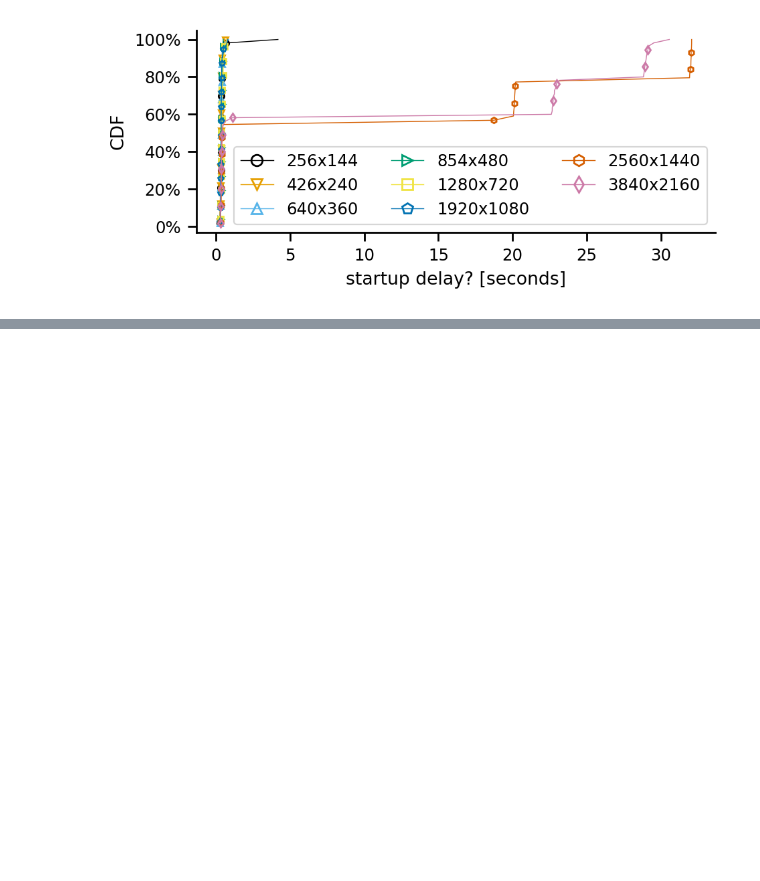
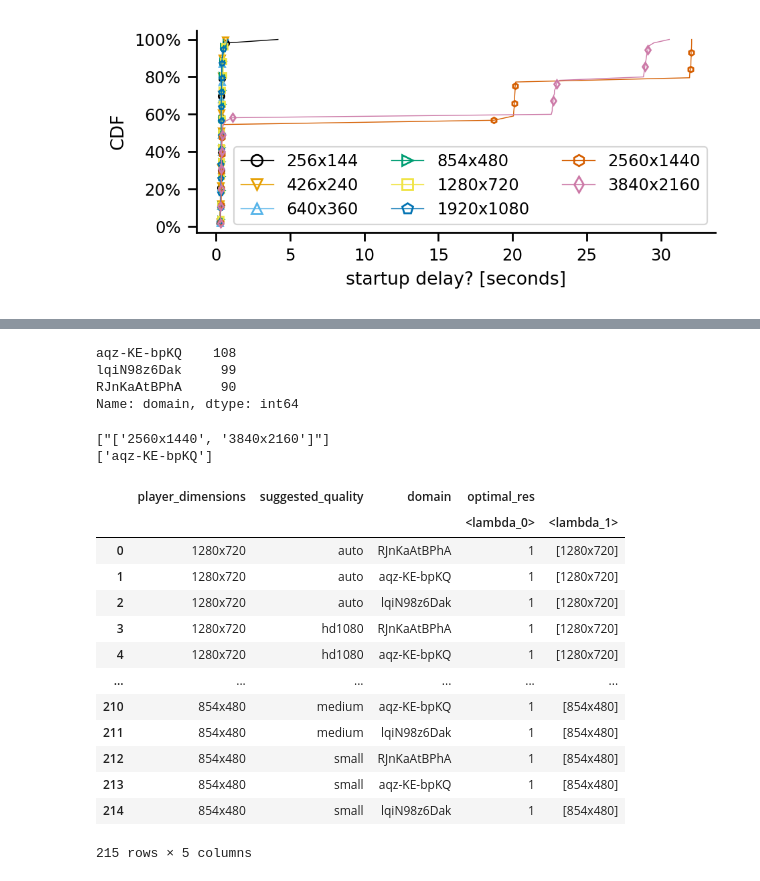
Before and after one commit to justus237/dns-analysis, a Jupyter notebook: youtube-video-quality-test.ipynb, the cells around one changed output, grey strips where cells are left out. Cells and saved outputs as stored; diff of their text form; code cells hidden in the pictures; blank space fills up the shorter version.

```diff
--- a/youtube-video-quality-test.ipynb
+++ b/youtube-video-quality-test.ipynb
@@ -160,7 +160,7 @@ df_nerd_stats_resolutions.groupby('msm_id').agg({'optimal_res':pd.Series.nunique
 | ff8fa26c-1d72-e2a4-b858-4c2d87d11e5f | 1 |
 599 rows × 1 columns
 # %%
-df_nerd_stats_with_meta = pd.merge(df_nerd_stats_resolutions, measurements[measurements.cacheWarming == 0][['msm_id', 'suggested_quality', 'player_dimensions']], on='msm_id')
+df_nerd_stats_with_meta = pd.merge(df_nerd_stats_resolutions, measurements[measurements.cacheWarming == 0][['msm_id', 'suggested_quality', 'player_dimensions', 'domain']], on='msm_id')
 # %%
 df_suggested_quality = df_nerd_stats_with_meta.groupby(['player_dimensions', 'suggested_quality'], as_index=False).agg({'optimal_res':lambda x: list(set(x))})
 # %%
@@ -345,0 +436,31 @@ for log in [True, False]:
+# %%
+measurements[measurements.cacheWarming == 0].domain.value_counts()
+# %% [output]
+aqz-KE-bpKQ    108
+lqiN98z6Dak     99
+RJnKaAtBPhA     90
+Name: domain, dtype: int64
+# %%
+df_test = df_nerd_stats_with_meta.groupby(['player_dimensions', 'suggested_quality', 'domain'], as_index=False).agg(optimal_res_count=('optimal_res',lambda x: len(list(set(x)))), optimal_res_list=('optimal_res', lambda x: list(set(x))))
+print(df_test[df_test.optimal_res_count > 1].optimal_res_list.astype(str).unique())
+print(df_test[df_test.optimal_res_count > 1].domain.unique())
+# %% [output]
+["['2560x1440', '3840x2160']"]
+['aqz-KE-bpKQ']
+# %%
+df_test
+# %% [output]
+|  | player_dimensions | suggested_quality | domain | optimal_res |  |
+|  |  |  |  | <lambda_0> | <lambda_1> |
+| 0 | 1280x720 | auto | RJnKaAtBPhA | 1 | [1280x720] |
+| 1 | 1280x720 | auto | aqz-KE-bpKQ | 1 | [1280x720] |
+| 2 | 1280x720 | auto | lqiN98z6Dak | 1 | [1280x720] |
+| 3 | 1280x720 | hd1080 | RJnKaAtBPhA | 1 | [1280x720] |
+| 4 | 1280x720 | hd1080 | aqz-KE-bpKQ | 1 | [1280x720] |
+| ... | ... | ... | ... | ... | ... |
+| 210 | 854x480 | medium | aqz-KE-bpKQ | 1 | [854x480] |
+| 211 | 854x480 | medium | lqiN98z6Dak | 1 | [854x480] |
+| 212 | 854x480 | small | RJnKaAtBPhA | 1 | [854x480] |
+| 213 | 854x480 | small | aqz-KE-bpKQ | 1 | [854x480] |
+| 214 | 854x480 | small | lqiN98z6Dak | 1 | [854x480] |
+215 rows × 5 columns
```
Also changed, not shown: parts of 6 cells of this notebook.
